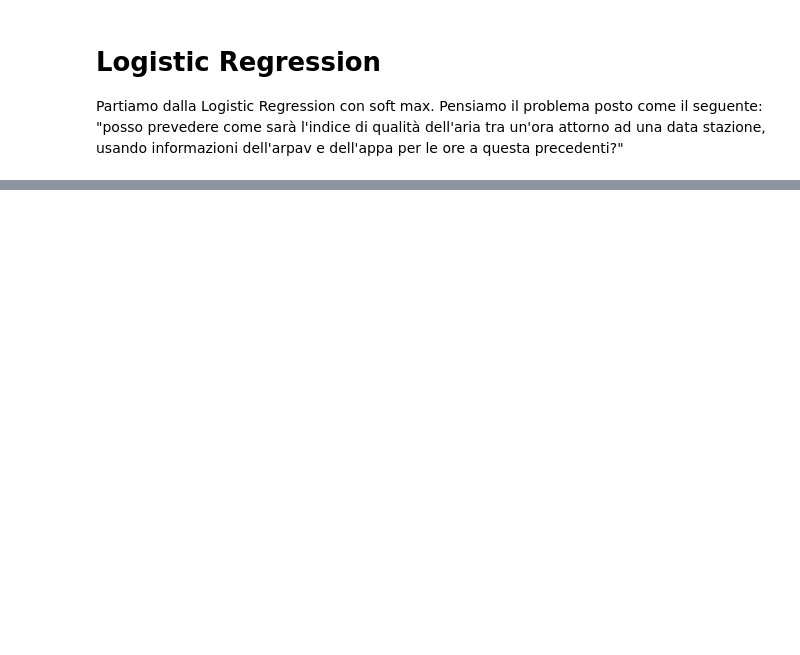
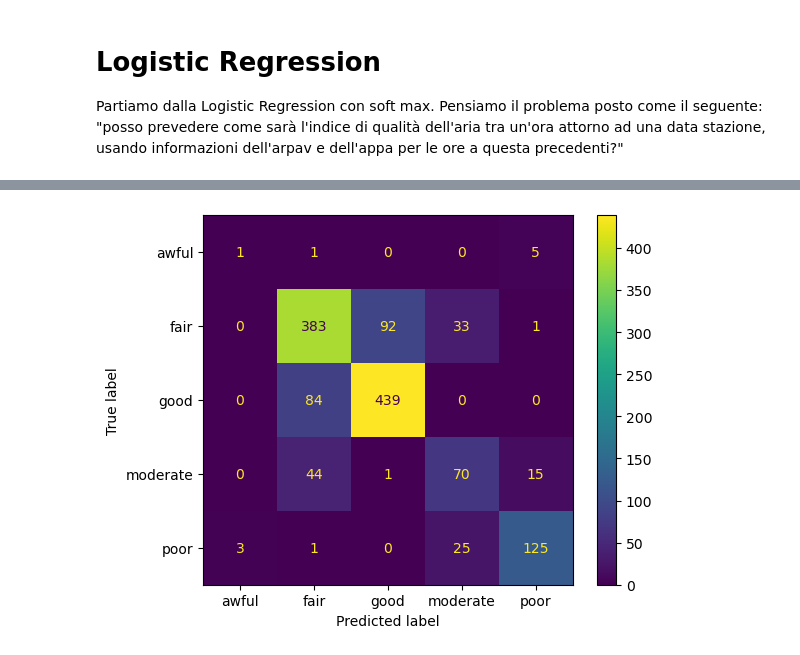
Before and after one commit to CarloDegasperi/DataScience, a Jupyter notebook: notebooks/classification/04_logistic_regression.ipynb, the cells around one changed output, grey strips where cells are left out. Saved outputs shown, nothing was run; the diff lists cells and outputs as text; code cells hidden in the pictures; blank space fills up the shorter version.

```diff
--- a/notebooks/classification/04_logistic_regression.ipynb
+++ b/notebooks/classification/04_logistic_regression.ipynb
@@ -43,0 +181,15 @@ feature_df.head()
+# %%
+y_pred = logreg.predict(scaled_test)
+conf_mat  = confusion_matrix(test['target'], y_pred)
+ConfusionMatrixDisplay(conf_mat, display_labels=logreg.classes_)
+plt.show()
+# %%
+ConfusionMatrixDisplay.from_predictions(
+    test['target'],
+    y_pred,
+    display_labels=logreg.classes_
+)
+
+plt.show()
+# %% [output]
+[figure, added]
```
Also changed, not shown: parts of 8 cells of this notebook, 1 other file.
